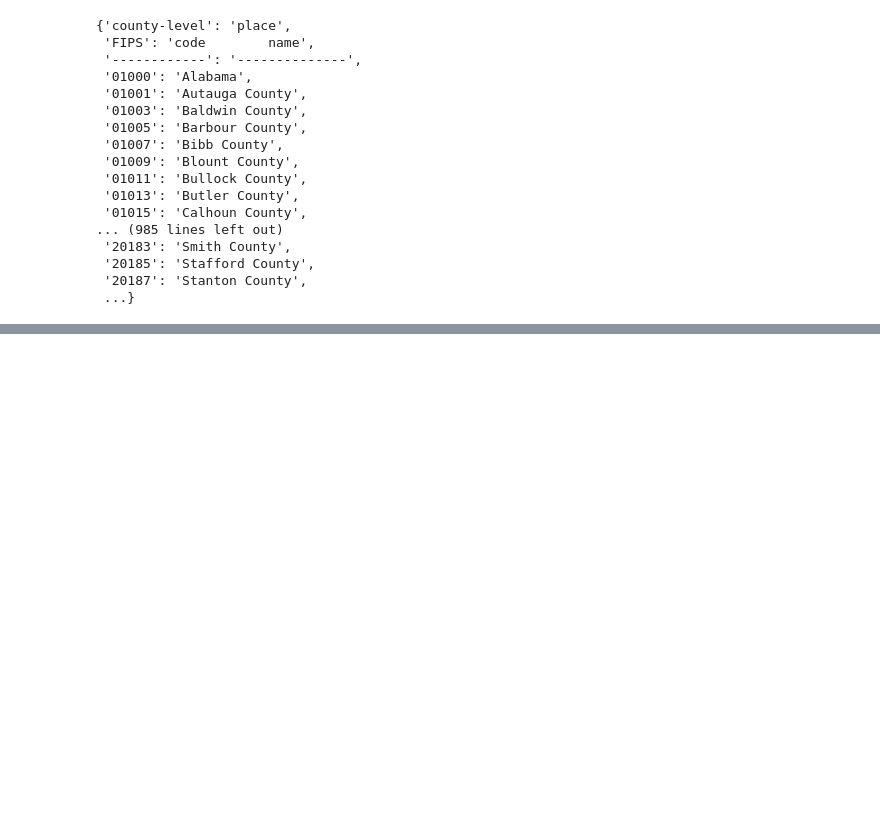
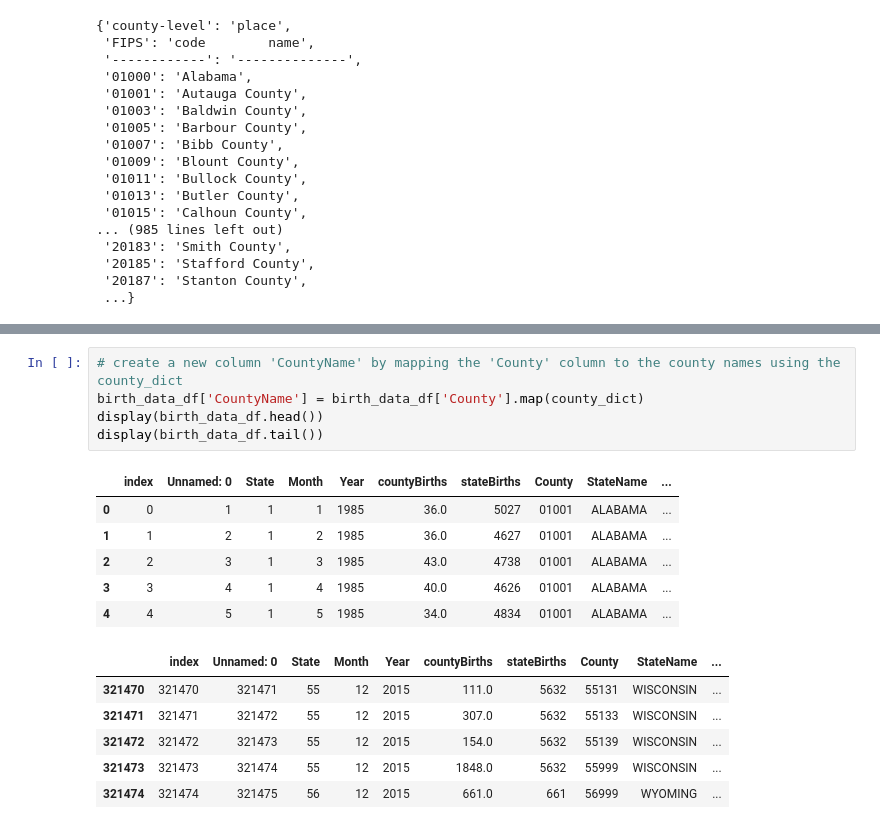
Before and after one commit to Aquamarine278/AI-Bootcamp-Project-1, a Jupyter notebook: birthdata_1.ipynb, the cells around one changed output, grey strips where cells are left out. Saved outputs shown, nothing was run; the diff lists cells and outputs as text; blank space fills up the shorter version.

```diff
--- a/birthdata_1.ipynb
+++ b/birthdata_1.ipynb
@@ -68,0 +190,18 @@ display(county_dict)
+# %%
+# create a new column 'CountyName' by mapping the 'County' column to the county names using the county_dict
+birth_data_df['CountyName'] = birth_data_df['County'].map(county_dict)
+display(birth_data_df.head())
+display(birth_data_df.tail())
+# %% [output]
+|  | index | Unnamed: 0 | State | Month | Year | countyBirths | stateBirths | County | StateName | ... |
+| 0 | 0 | 1 | 1 | 1 | 1985 | 36.0 | 5027 | 01001 | ALABAMA | ... |
+| 1 | 1 | 2 | 1 | 2 | 1985 | 36.0 | 4627 | 01001 | ALABAMA | ... |
+| 2 | 2 | 3 | 1 | 3 | 1985 | 43.0 | 4738 | 01001 | ALABAMA | ... |
+| 3 | 3 | 4 | 1 | 4 | 1985 | 40.0 | 4626 | 01001 | ALABAMA | ... |
+| 4 | 4 | 5 | 1 | 5 | 1985 | 34.0 | 4834 | 01001 | ALABAMA | ... |
+|  | index | Unnamed: 0 | State | Month | Year | countyBirths | stateBirths | County | StateName | ... |
+| 321470 | 321470 | 321471 | 55 | 12 | 2015 | 111.0 | 5632 | 55131 | WISCONSIN | ... |
+| 321471 | 321471 | 321472 | 55 | 12 | 2015 | 307.0 | 5632 | 55133 | WISCONSIN | ... |
+| 321472 | 321472 | 321473 | 55 | 12 | 2015 | 154.0 | 5632 | 55139 | WISCONSIN | ... |
+| 321473 | 321473 | 321474 | 55 | 12 | 2015 | 1848.0 | 5632 | 55999 | WISCONSIN | ... |
+| 321474 | 321474 | 321475 | 56 | 12 | 2015 | 661.0 | 661 | 56999 | WYOMING | ... |
```
Also changed, not shown: parts of 7 cells of this notebook, 4 other files.
